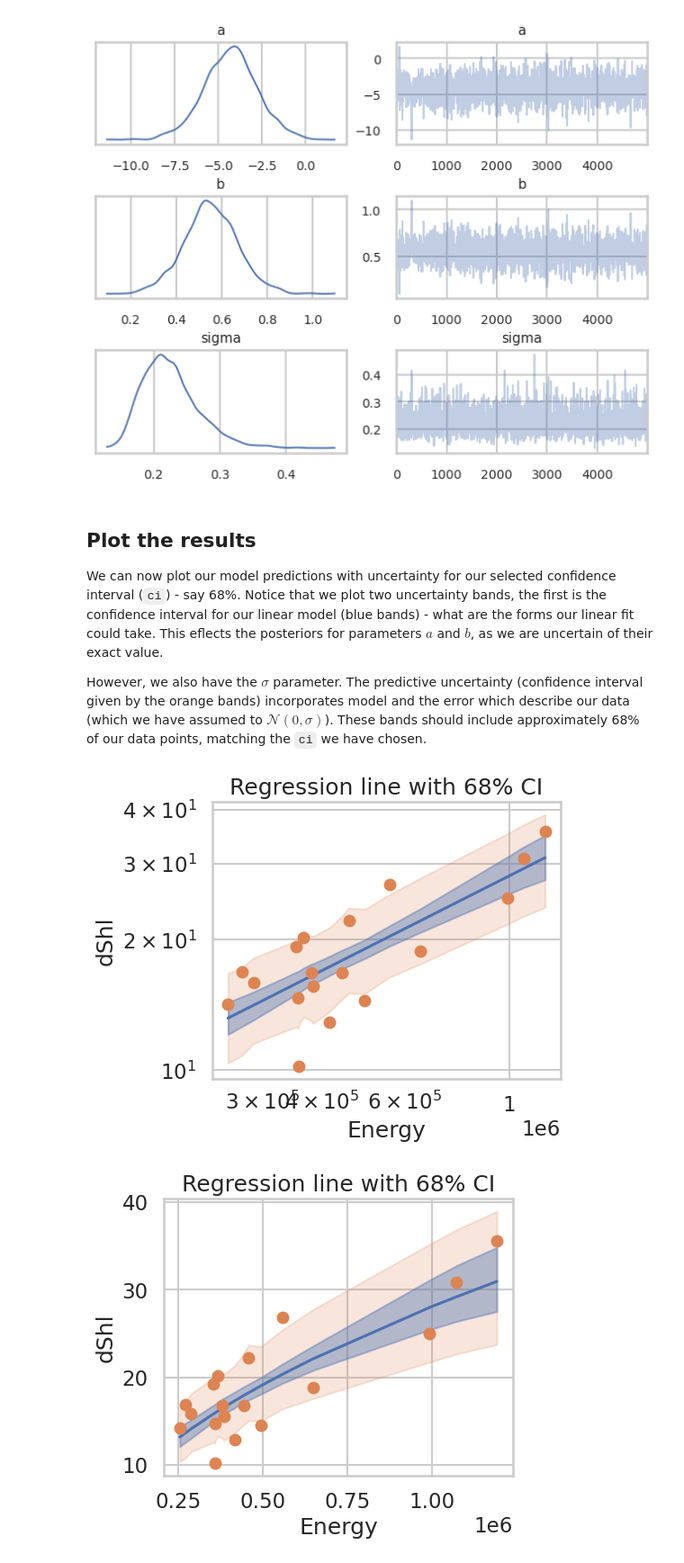
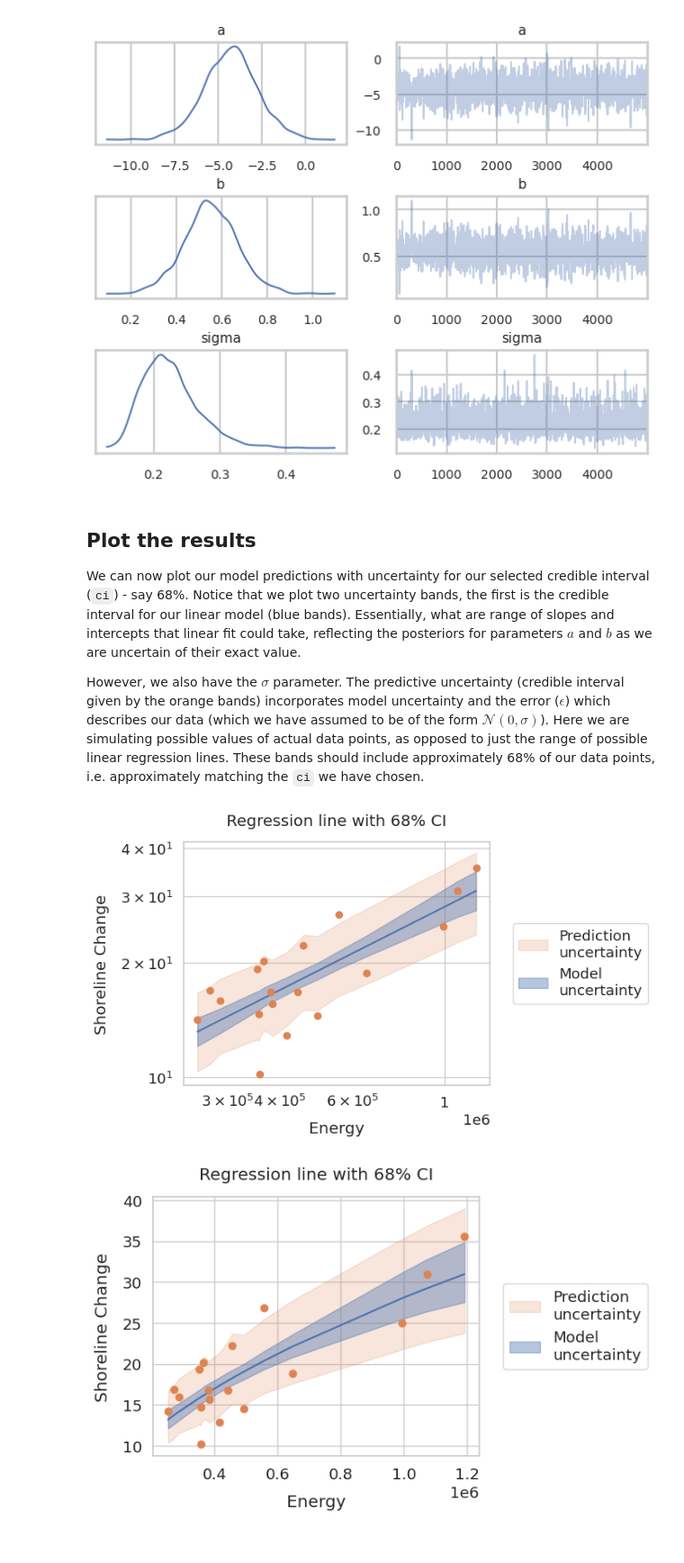
Before and after one commit to simmonsja/bayes-lr-shoreline, a Jupyter notebook: 02_numpyro_analysis.ipynb, the cells around one changed output. Shown at 90% size. Cells and saved outputs as stored; diff of their text form; code cells hidden in the pictures.

```diff
--- a/02_numpyro_analysis.ipynb
+++ b/02_numpyro_analysis.ipynb
@@ -262,25 +286,13 @@ Posterior
 # %% [markdown]
 ## Plot the results
 
-We can now plot our model predictions with uncertainty for our selected confidence interval (`ci`) - say 68%. Notice that we plot two uncertainty bands, the first is the confidence interval for our linear model (blue bands) - what are the forms our linear fit could take. This eflects the posteriors for  parameters $a$ and $b$, as we are uncertain of their exact value.
+We can now plot our model predictions with uncertainty for our selected credible interval (`ci`) - say 68%. Notice that we plot two uncertainty bands, the first is the credible interval for our linear model (blue bands). Essentially, what are range of slopes and intercepts that linear fit could take, reflecting the posteriors for  parameters $a$ and $b$ as we are uncertain of their exact value.
 
-However, we also have the $\sigma$ parameter. The predictive uncertainty (confidence interval given by the orange bands) incorporates model and the error which describe our data (which we have assumed to $\mathcal{N}(0,\sigma)$). These bands should include approximately 68% of our data points, matching the `ci` we have chosen.
+However, we also have the $\sigma$ parameter. The predictive uncertainty (credible interval given by the orange bands) incorporates model uncertainty and the error ($\epsilon$) which describes our data (which we have assumed to be of the form $\mathcal{N}(0,\sigma)$). Here we are simulating possible values of actual data points, as opposed to just the range of possible linear regression lines. These bands should include approximately 68% of our data points, i.e. approximately matching the `ci` we have chosen.
 # %%
-mean_mu = jnp.mean(posterior_predictive['mu'], axis=0)
-# hpdi is used to compute the confidence intervals
-hpdi_mu = hpdi(posterior_predictive['mu'], ci)
-hpdi_sim_y = hpdi(posterior_predictive['dshl_modelled'], ci)
-
-# now plot the results
-ax = plot_regression(np.exp(x_log), np.exp(y_log), np.exp(x_log), np.exp(mean_mu), np.exp(hpdi_mu), np.exp(hpdi_sim_y), log_scale=True)
-ax.set(
-    xlabel="Energy", ylabel="dShl", title="Regression line with {}% CI".format(int(ci * 100))
-)
-ax = plot_regression(np.exp(x_log), np.exp(y_log), np.exp(x_log), np.exp(mean_mu), np.exp(hpdi_mu), np.exp(hpdi_sim_y))
-ax.set(
-    xlabel="Energy", ylabel="dShl", title="Regression line with {}% CI".format(int(ci * 100))
-)
-None
+# Now we will plot the results in log-log scale and on the original scale
+plot_regression(np.exp(x_log), np.exp(y_log), np.exp(x_log), np.exp(mean_mu), np.exp(hpdi_mu), np.exp(hpdi_sim_y), ci, log_scale=True)
+plot_regression(np.exp(x_log), np.exp(y_log), np.exp(x_log), np.exp(mean_mu), np.exp(hpdi_mu), np.exp(hpdi_sim_y), ci)
 # %% [output]
-[figure, old version]
+[figure, new version]
-[figure, old version]
+[figure, new version]
```
Also changed, not shown: parts of 11 cells of this notebook, 2 other files.
